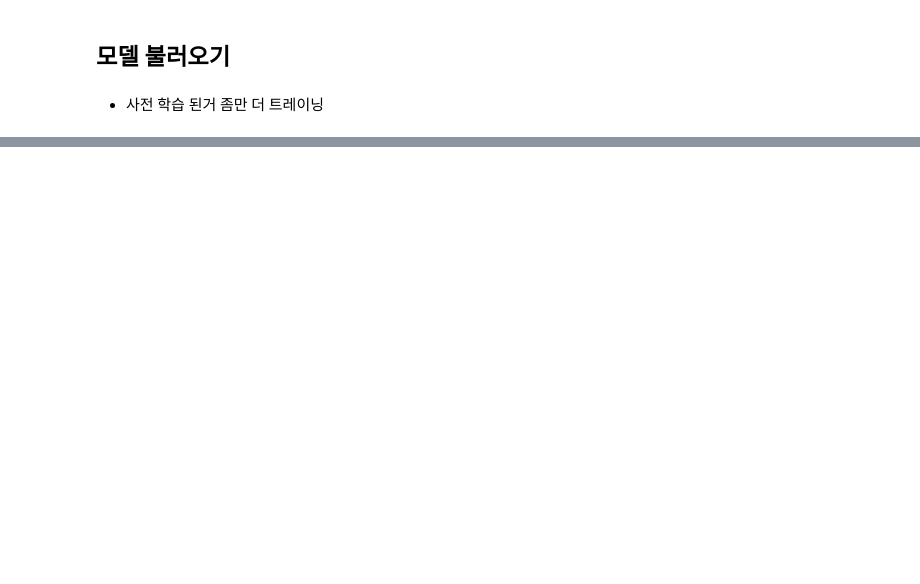
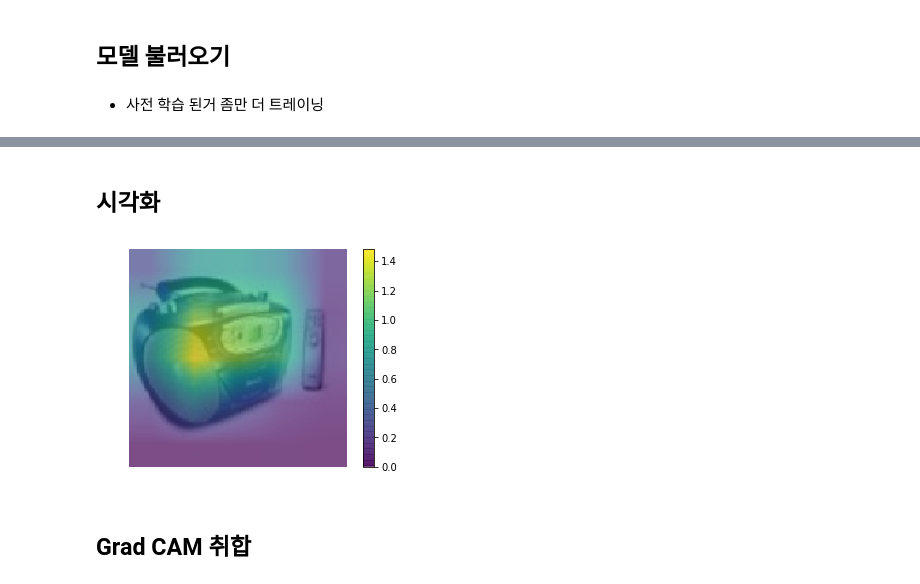
Before and after one commit to hyerica-bdml/tensorflow-2-tutorials, a Jupyter notebook: 07-visualization/03-GradCAM.ipynb, the cells around one changed output, grey strips where cells are left out. Cells and saved outputs as stored; diff of their text form; code cells hidden in the pictures; blank space fills up the shorter version.

```diff
--- a/07-visualization/03-GradCAM.ipynb
+++ b/07-visualization/03-GradCAM.ipynb
@@ -117,0 +216,13 @@ for e in range(EPOCHS):
+# %% [markdown]
+## 시각화
+# %%
+M_ = cv2.resize(M, (160, 160))
+plt.imshow(np.squeeze(image))
+plt.imshow(M_, alpha=.7)
+plt.axis('off')
+plt.colorbar()
+plt.show()
+# %% [output]
+[figure, added]
+# %% [markdown]
+## Grad CAM 취합
```
Also changed, not shown: parts of 28 cells of this notebook.
